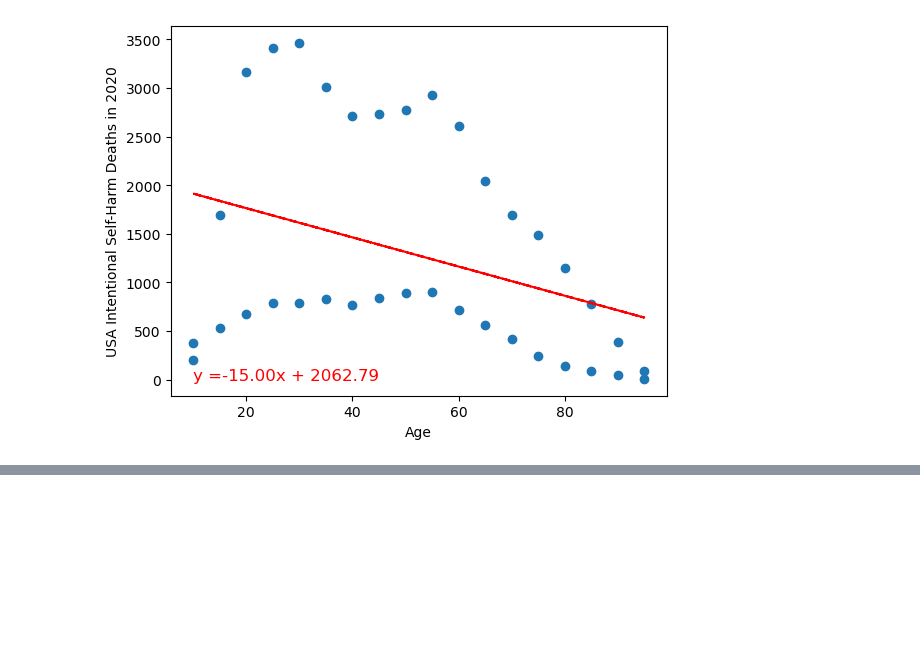
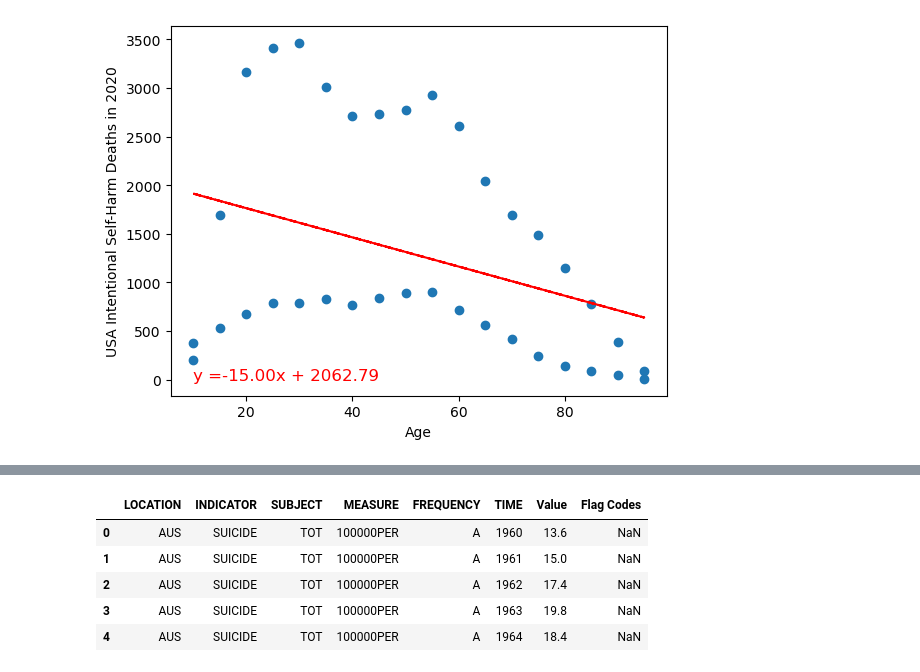
Before and after one commit to apizana/Project1, a Jupyter notebook: Adriana's Python Code/Project1.ipynb, the cells around one changed output, grey strips where cells are left out. Drawn from its saved outputs; the diff is of its cells as text; code cells hidden in the pictures; blank space fills up the shorter version.

```diff
--- a/Adriana's Python Code/Project1.ipynb
+++ b/Adriana's Python Code/Project1.ipynb
@@ -1016,9 +1466,16 @@ Unemployment_data = Unemployment_data.rename(columns=column_names)
 # Save the updated DataFrame to a new CSV file
 Unemployment_data.to_csv('updated_UMPR.csv', index=False)
 # %%
-Suicide_Rates = Path("Resources/Suicide Rates.csv")
+Suicide_Rates = Path("../Resources/Suicide Rates.csv")
 Suicide_Rates = pd.read_csv(Suicide_Rates)
 Suicide_Rates.head()
+# %% [output]
+|  | LOCATION | INDICATOR | SUBJECT | MEASURE | FREQUENCY | TIME | Value | Flag Codes |
+| 0 | AUS | SUICIDE | TOT | 100000PER | A | 1960 | 13.6 | NaN |
+| 1 | AUS | SUICIDE | TOT | 100000PER | A | 1961 | 15.0 | NaN |
+| 2 | AUS | SUICIDE | TOT | 100000PER | A | 1962 | 17.4 | NaN |
+| 3 | AUS | SUICIDE | TOT | 100000PER | A | 1963 | 19.8 | NaN |
+| 4 | AUS | SUICIDE | TOT | 100000PER | A | 1964 | 18.4 | NaN |
 # %%
 # Filter the DataFrame
 Suicide_Rates = Suicide_Rates[Suicide_Rates['LOCATION'] == 'USA']
```
Also changed, not shown: parts of 69 cells of this notebook, 8 other files.
